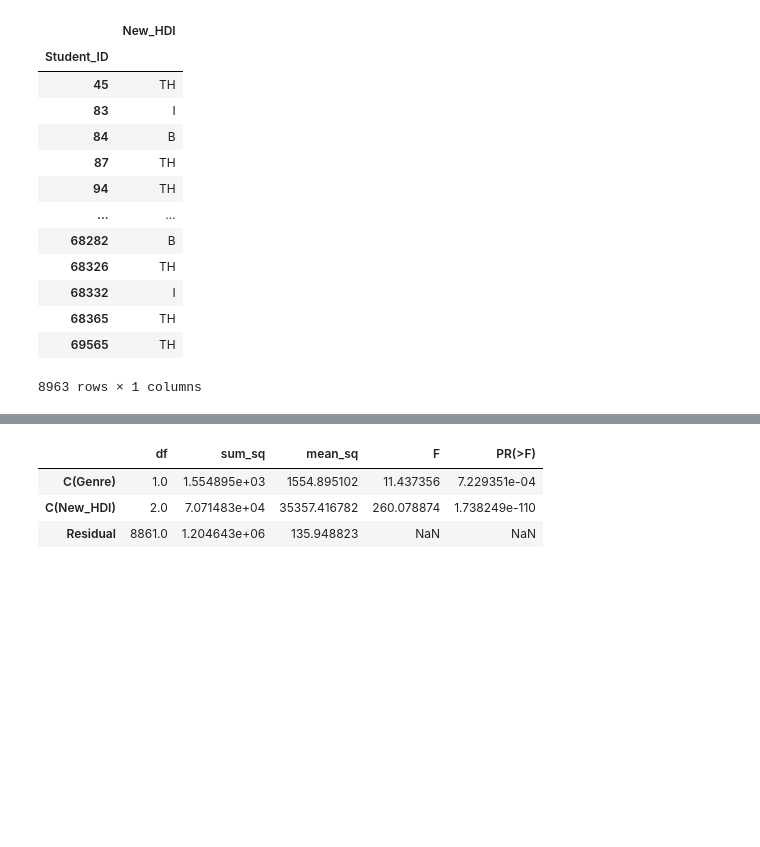
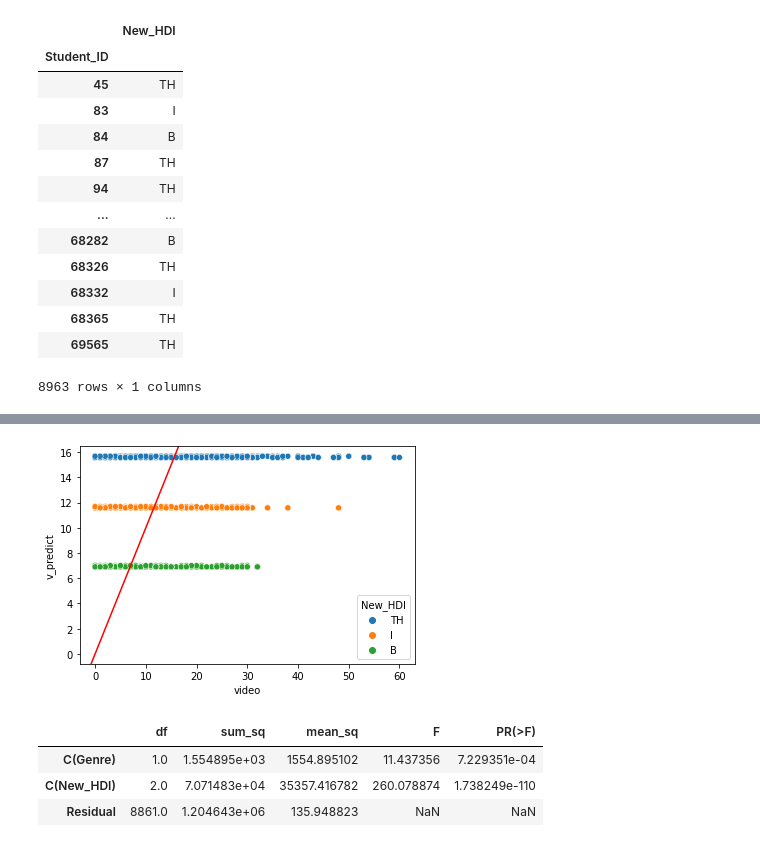
Before and after one commit to smtux/DUDA, a Jupyter notebook: statistique/src/mooc_mertes.ipynb, the cells around one changed output, grey strips where cells are left out. Drawn from its saved outputs; the diff is of its cells as text; code cells hidden in the pictures; blank space fills up the shorter version.

```diff
--- a/statistique/src/mooc_mertes.ipynb
+++ b/statistique/src/mooc_mertes.ipynb
@@ -749,3 +779,11 @@ Notes:
+# %%
+# Graphique du modèle de régression linéaire
+sns.scatterplot(data=video_genre_hdi, x="video", y="v_predict", hue="New_HDI")
+plt.axline(xy1=(0,0), slope=1, color="red")
+plt.savefig("../graph/scatter3_regression.png")
+plt.show()
+# %% [output]
+[figure, added]
 # %%
 # ANOVA sans interaction
 anova_table = sm.stats.anova_lm(mdl1, typ=1)
```
Also changed, not shown: parts of 16 cells of this notebook, 11 other files.
